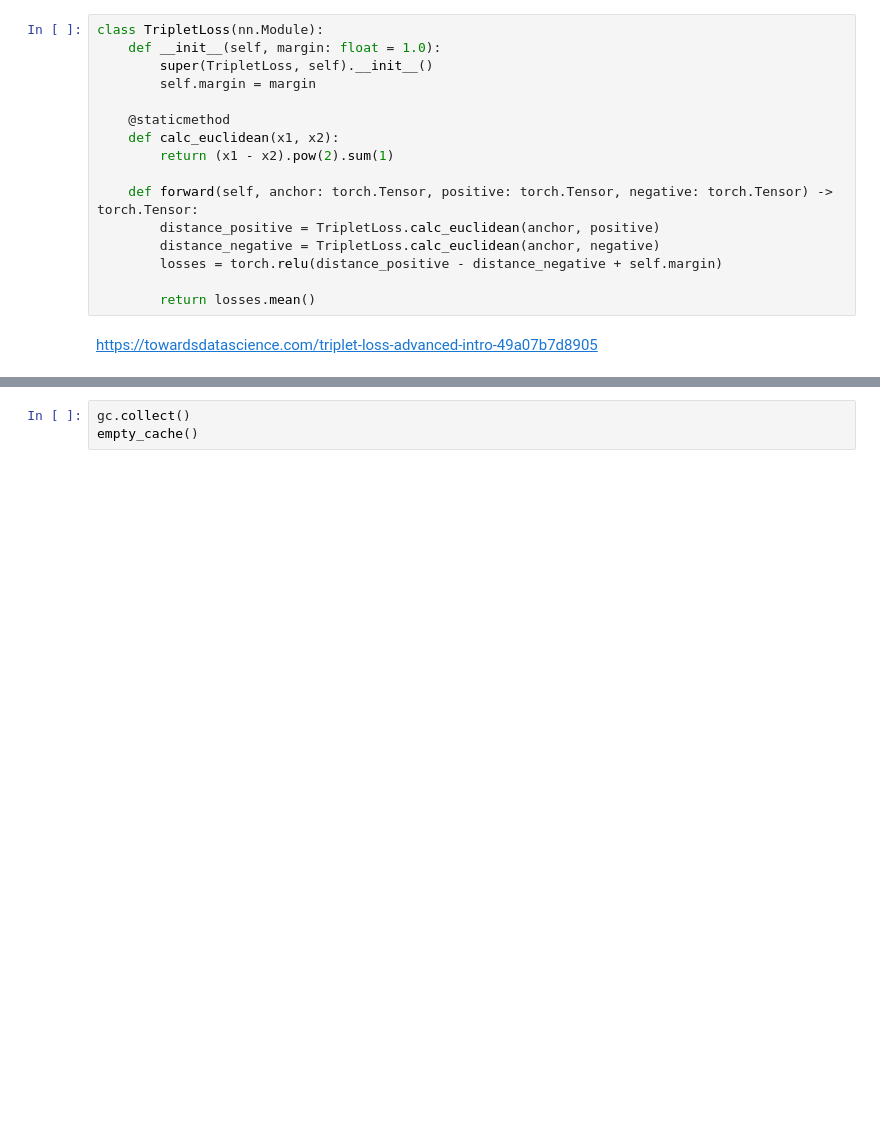
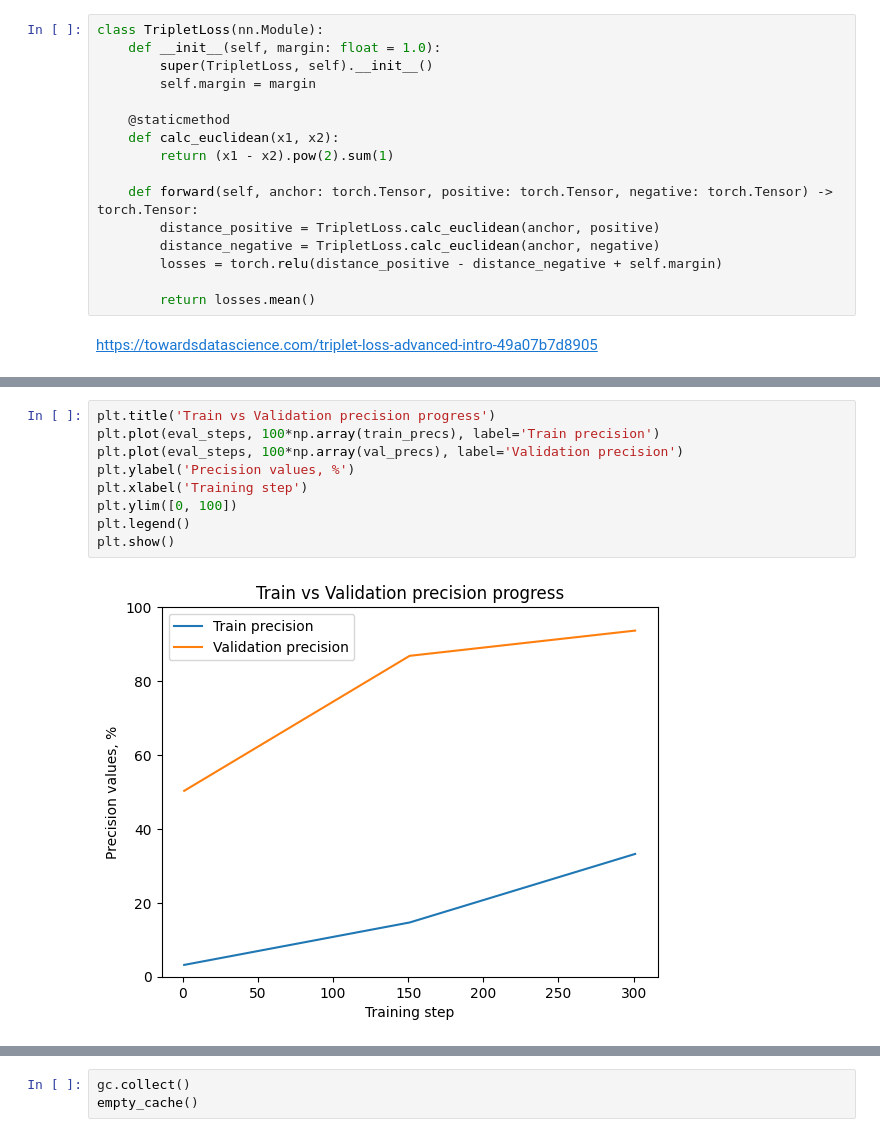
Before and after one commit to PrometheusUA/speaker-verification-project, a Jupyter notebook: neural/NN_main.ipynb, the cells around one changed output, grey strips where cells are left out. Drawn from its saved outputs; the diff is of its cells as text; blank space fills up the shorter version.

```diff
--- a/neural/NN_main.ipynb
+++ b/neural/NN_main.ipynb
@@ -690,0 +870,11 @@ Step: 201 - Loss: 1.2049, Train Acc: 0.9524, Optim distance threshold: 0.8161
+# %%
+plt.title('Train vs Validation precision progress')
+plt.plot(eval_steps, 100*np.array(train_precs), label='Train precision')
+plt.plot(eval_steps, 100*np.array(val_precs), label='Validation precision')
+plt.ylabel('Precision values, %')
+plt.xlabel('Training step')
+plt.ylim([0, 100])
+plt.legend()
+plt.show()
+# %% [output]
+[figure, added]
```
Also changed, not shown: parts of 60 cells of this notebook, 4 other files.
